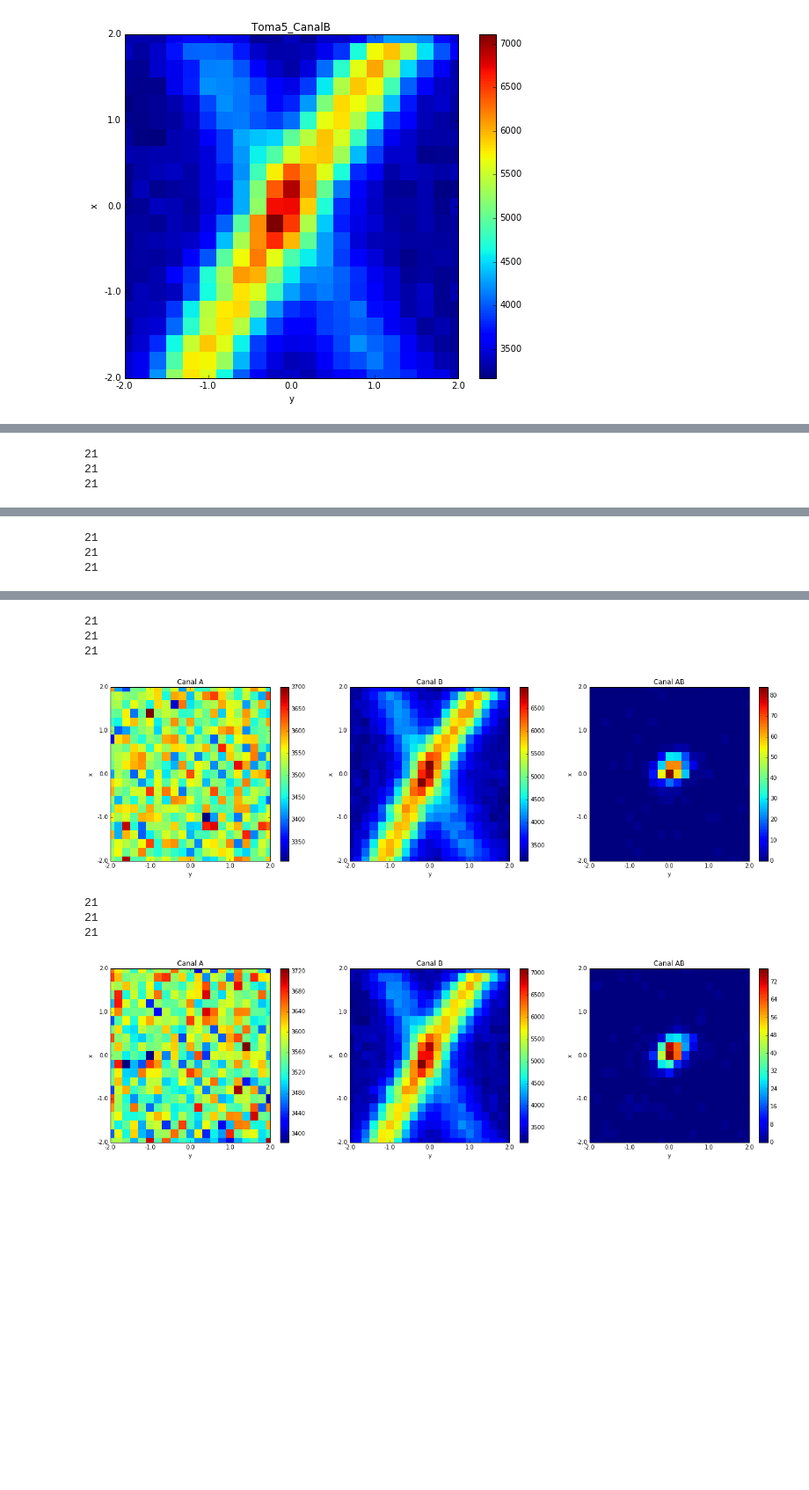
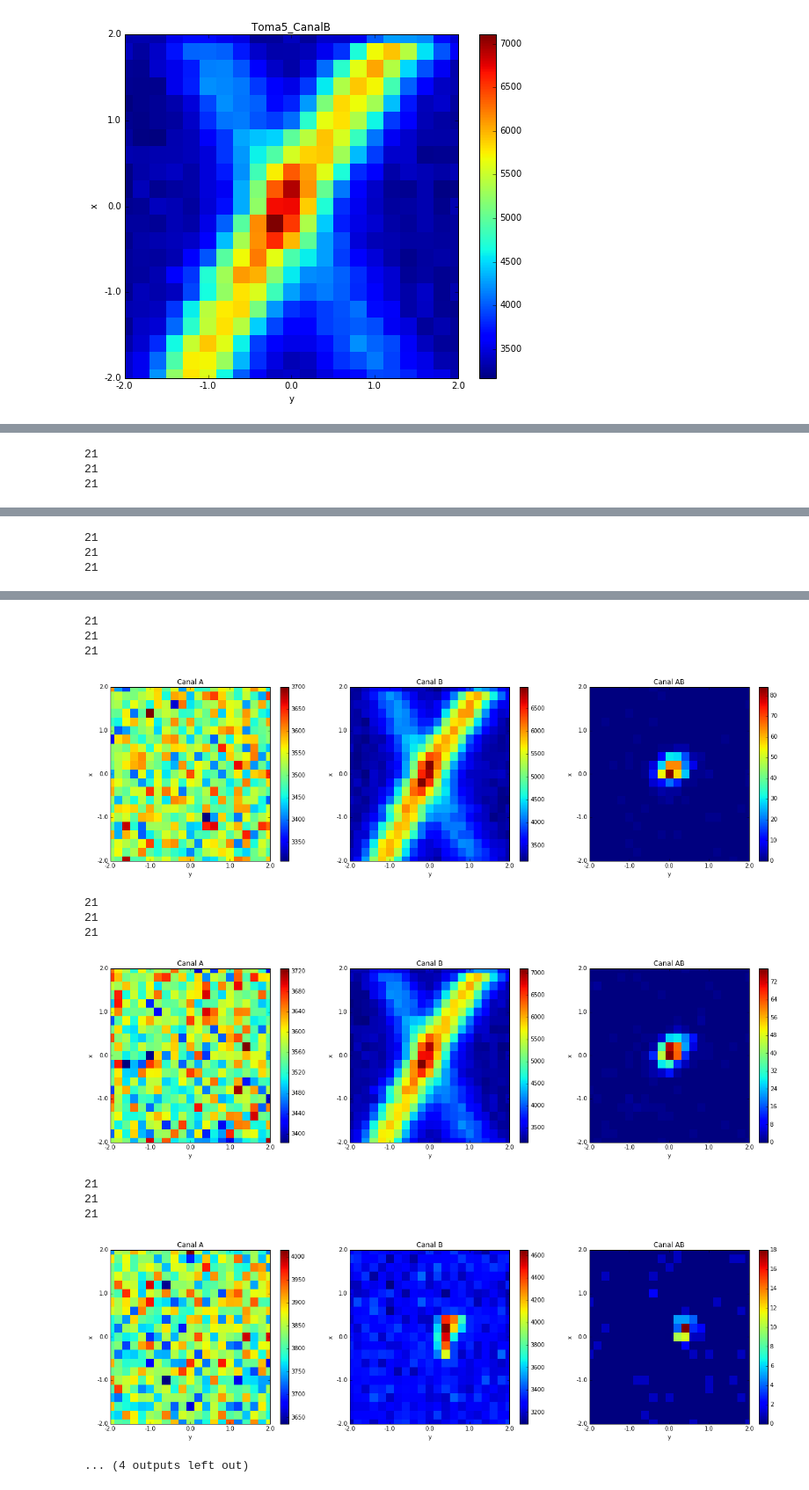
Before and after one commit to juannnesss/Tesis, a Jupyter notebook: Python/matrix.ipynb, the cells around one changed output, grey strips where cells are left out. Shown at 88% size. Cells and saved outputs as stored; diff of their text form; code cells hidden in the pictures; blank space fills up the shorter version.

Commit message:
new Data

```diff
--- a/Python/matrix.ipynb
+++ b/Python/matrix.ipynb
@@ -103,6 +103,7 @@ def grafAll(ma,mb,mab,rango,titulo,folder):
     plt.colorbar(imb,ax=axb)
     plt.colorbar(imab,ax=axab)
     fig.savefig(folder+titulo+'.png')
+    fig.su
     plt.show()
 # %%
 def graficar1(matrix,rango,titulo,folder):
@@ -287,32 +288,41 @@ ma,mb,mab,rango,folder=getAllMatrix('Data/feb22/','Ubicacion2_reducido.xlsx',0.2
 grafAll(ma,mb,mab,rango,'Toma2',folder)
 ma,mb,mab,rango,folder=getAllMatrix('Data/feb22/','Ubicacion3_reducido.xlsx',0.2)
 grafAll(ma,mb,mab,rango,'Toma3',folder)
 ma,mb,mab,rango,folder=getAllMatrix('Data/feb22/','Ubicacion4_reducido.xlsx',0.2)
 grafAll(ma,mb,mab,rango,'Toma4',folder)
 ma,mb,mab,rango,folder=getAllMatrix('Data/feb22/','Ubicacion5_reducido.xlsx',0.2)
 grafAll(ma,mb,mab,rango,'Toma5',folder)
 ma,mb,mab,rango,folder=getAllMatrix('Data/feb22/','Ubicacion6_reducido.xlsx',0.2)
 grafAll(ma,mb,mab,rango,'Toma6',folder)
-ma,mb,mab,rango,folder=getAllMatrix('Data/feb22/','Ubicacion5_reducido.xlsx',0.2)
-grafAll(ma,mb,mab,rango,'Toma5',folder)
+ma,mb,mab,rango,folder=getAllMatrix('Data/feb22/','Ubicacion7_reducido.xlsx',0.2)
+grafAll(ma,mb,mab,rango,'Toma7',folder)
+#ma,mb,mab,rango,folder=getAllMatrix('Data/feb22/','Ubicacion8_reducido.xlsx',0.2)
+#grafAll(ma,mb,mab,rango,'Toma8',folder)
+ma,mb,mab,rango,folder=getAllMatrix('Data/feb22/','Ubicacion9_reducido.xlsx',0.2)
+grafAll(ma,mb,mab,rango,'Toma9',folder)
 # %% [output]
 21
 21
 21
 [figure]
 21
 21
 21
 [figure]
 21
 21
 21
 [figure]
 21
 21
 21
 [figure]
 21
 21
 21
 [figure]
+21
+21
+21
+[figure, added]
+... (4 outputs left out)
```
Also changed, not shown: 3 other files.
